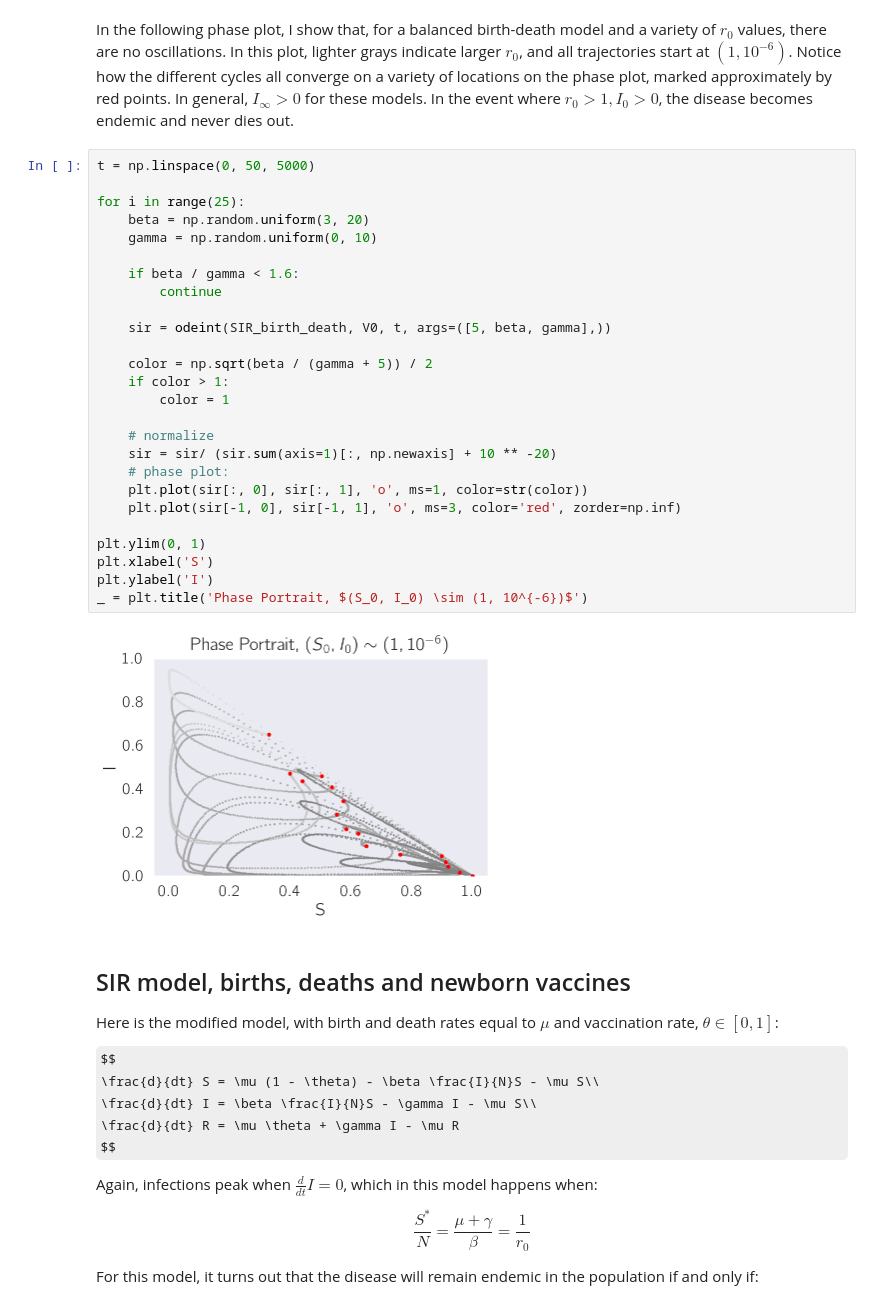
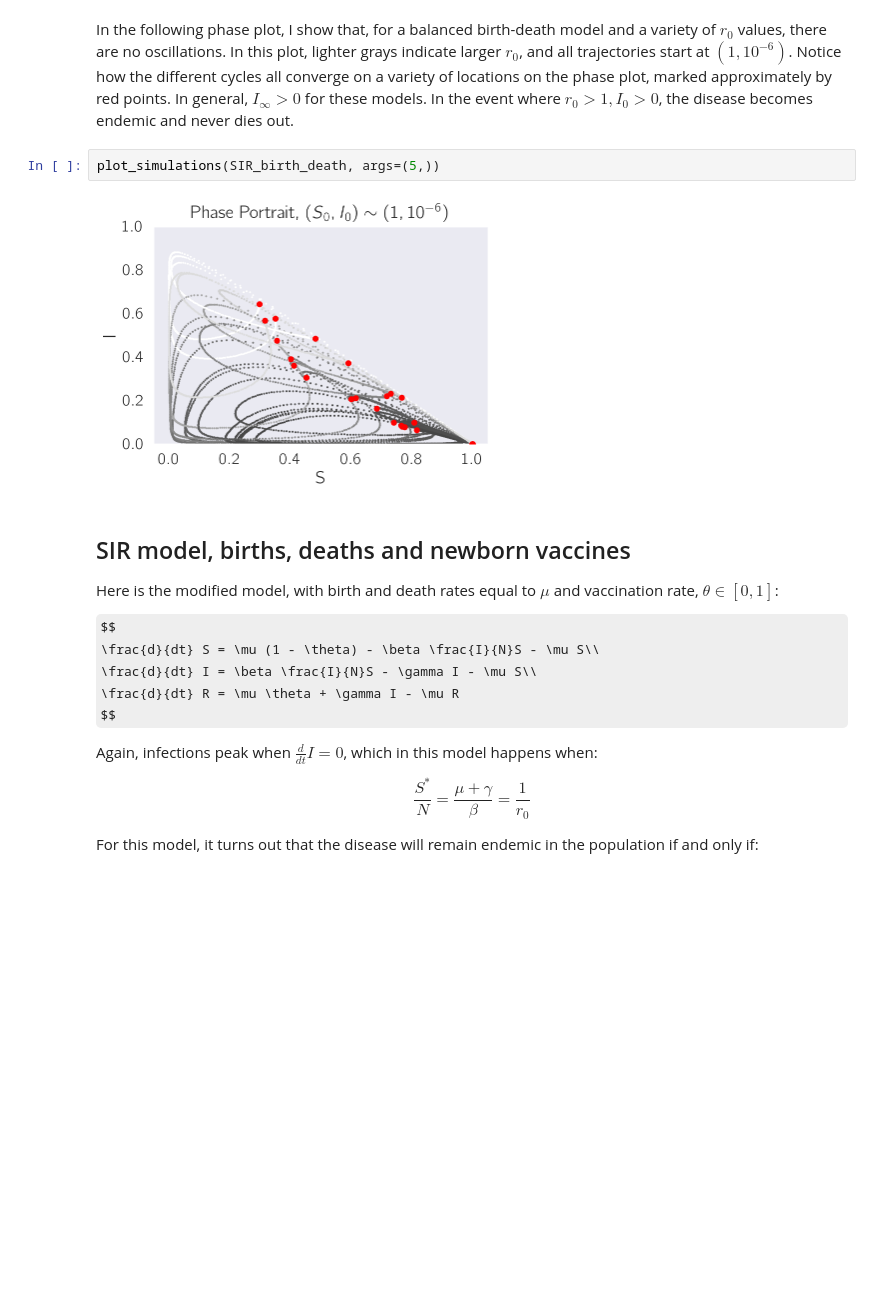
Before and after one commit to dangeles/dangeles.github.io, a Jupyter notebook: jupyter/SIRV_model.ipynb, the cells around one changed output. Drawn from its saved outputs; the diff is of its cells as text; some formulas as TeX source; blank space fills up the shorter version.

```diff
--- a/jupyter/SIRV_model.ipynb
+++ b/jupyter/SIRV_model.ipynb
@@ -175,34 +184,10 @@ plot_sir(sir)
 [figure]
 # %% [markdown]
 In the following phase plot, I show that, for a balanced birth-death model and a variety of $r_0$ values, there are no oscillations. In this plot, lighter grays indicate larger $r_0$, and all trajectories start at $(1, 10^{-6})$. Notice how the different cycles all converge on a variety of locations on the phase plot, marked approximately by red points. In general, $I_\infty >0$ for these models. In the event where $r_0 > 1, I_0 > 0$, the disease becomes endemic and never dies out.
-# %%
-t = np.linspace(0, 50, 5000)
-
-for i in range(25):
-    beta = np.random.uniform(3, 20)
-    gamma = np.random.uniform(0, 10)
-
-    if beta / gamma < 1.6:
-        continue
-
-    sir = odeint(SIR_birth_death, V0, t, args=([5, beta, gamma],))
-
-    color = np.sqrt(beta / (gamma + 5)) / 2
-    if color > 1:
-        color = 1
-
-    # normalize
-    sir = sir/ (sir.sum(axis=1)[:, np.newaxis] + 10 ** -20)
-    # phase plot:
-    plt.plot(sir[:, 0], sir[:, 1], 'o', ms=1, color=str(color))
-    plt.plot(sir[-1, 0], sir[-1, 1], 'o', ms=3, color='red', zorder=np.inf)
-
-plt.ylim(0, 1)
-plt.xlabel('S')
-plt.ylabel('I')
-_ = plt.title('Phase Portrait, $(S_0, I_0) \sim (1, 10^{-6})$')
-# %% [output]
-[figure, removed]
+# %%
+plot_simulations(SIR_birth_death, args=(5,))
+# %% [output]
+[figure, added]
 # %% [markdown]
 ## SIR model, births, deaths and newborn vaccines
 
```
Also changed, not shown: parts of 3 cells of this notebook.
